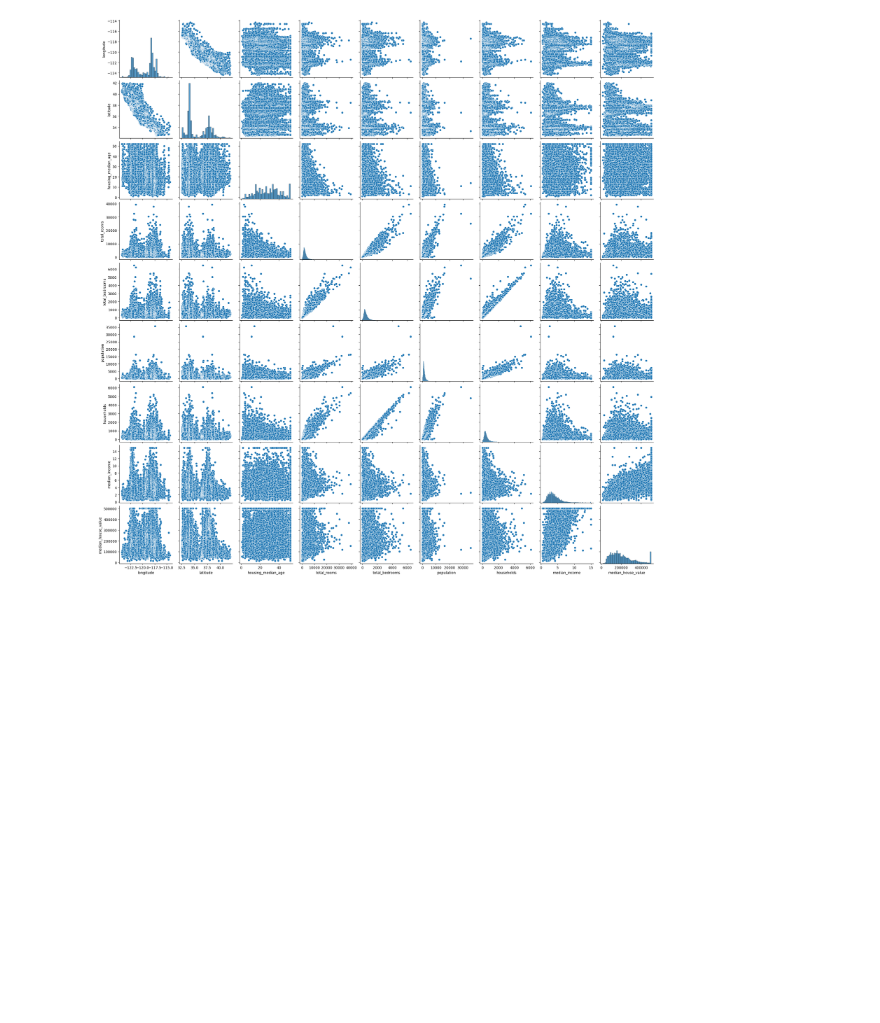
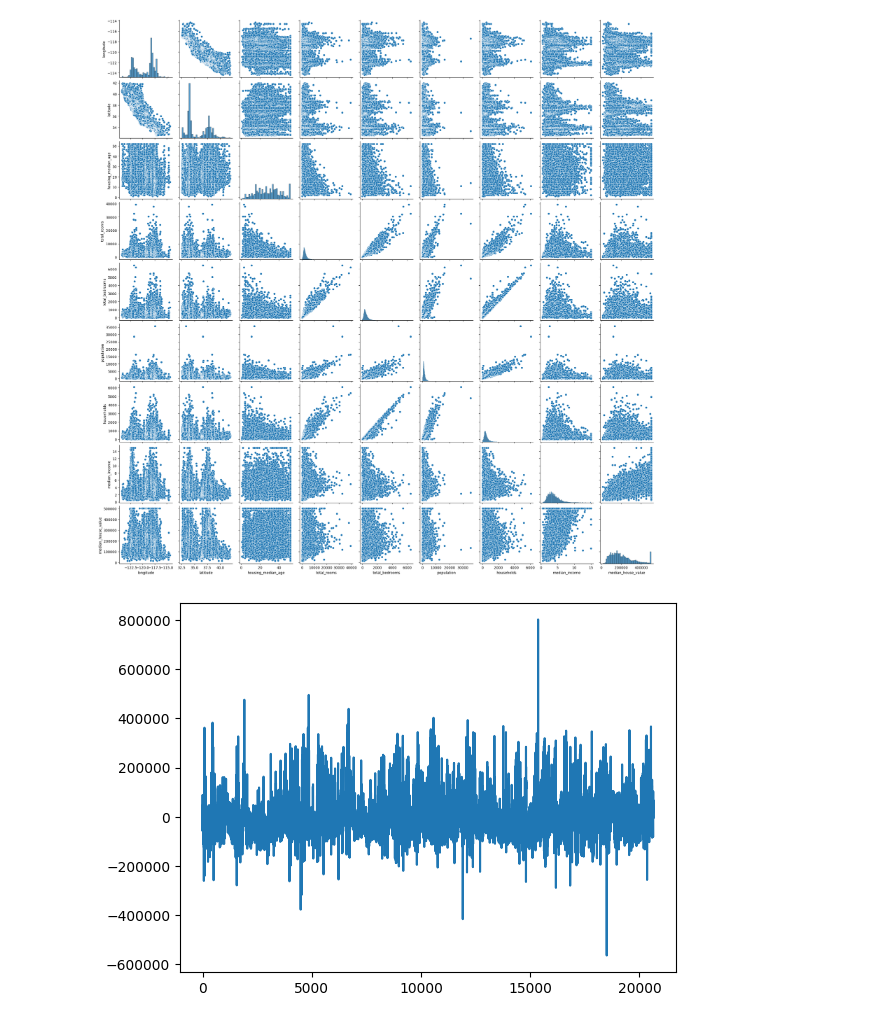
Before and after one commit to AyushDevadiga1/Machine-Learning, a Jupyter notebook: regression_assumptions.ipynb, the cells around one changed output. Cells and saved outputs as stored; diff of their text form; code cells hidden in the pictures; blank space fills up the shorter version.

Commit message:
Analyzing the skedasticity of the residuals

```diff
--- a/regression_assumptions.ipynb
+++ b/regression_assumptions.ipynb
@@ -74,0 +77,16 @@ plt.show()
+# %%
+# Now for other conditions we will train the model and analyze the residual from it
+df = df.dropna() # Just for this sake of understanding
+X = df.drop(columns=['median_house_value'])
+y = df['median_house_value']
+# %%
+from sklearn.linear_model import LinearRegression
+lr = LinearRegression().fit(X,y)
+y_pred = lr.predict(X)
+# %%
+residuals = y - y_pred
+# %%
+plt.plot(residuals)
+plt.show()
+# %% [output]
+[figure, added]
```
Also changed, not shown: parts of 2 cells of this notebook.
